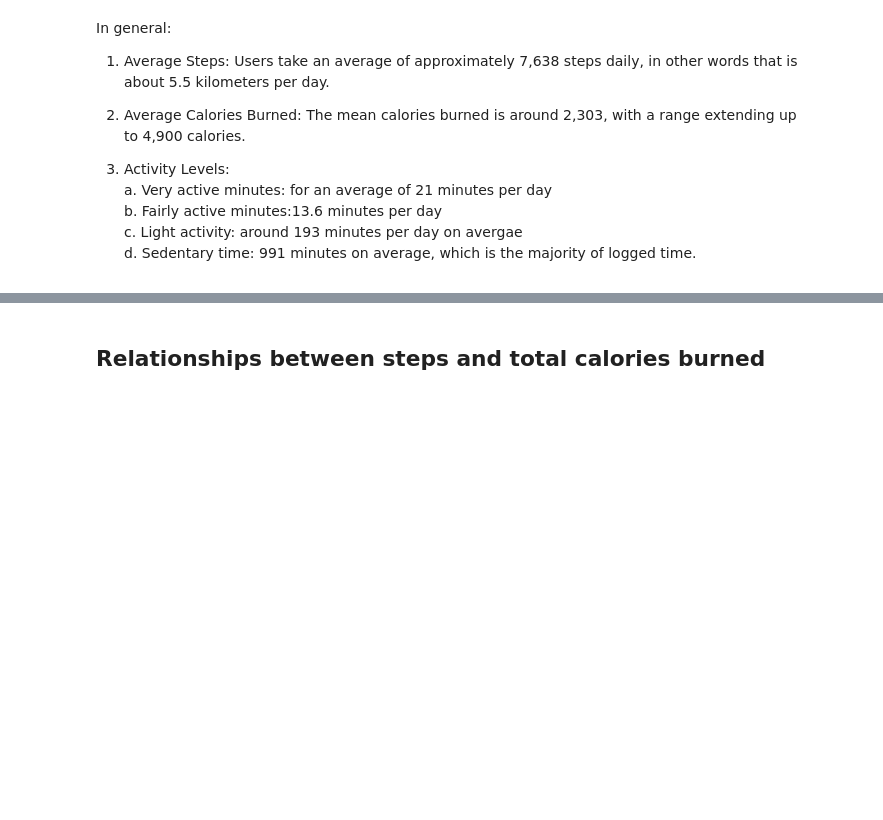
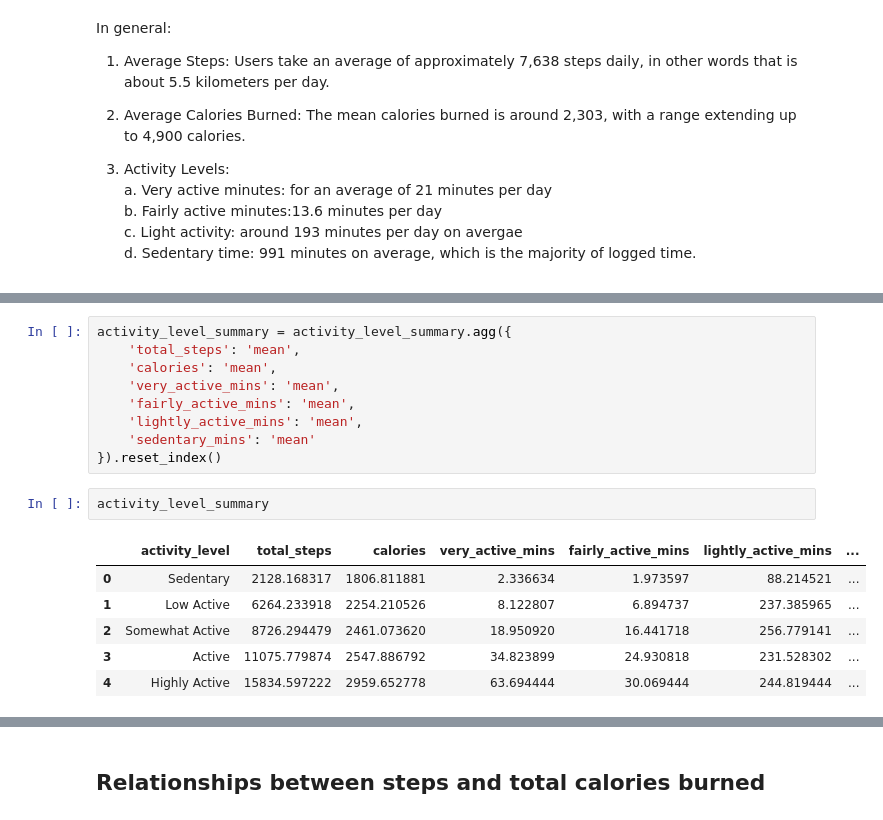
Before and after one commit to Alex-the-fish/Bellabeat-data-analysis-project, a Jupyter notebook: Bellabeat Analysis.ipynb, the cells around one changed output, grey strips where cells are left out. Drawn from its saved outputs; the diff is of its cells as text; blank space fills up the shorter version.

```diff
--- a/Bellabeat Analysis.ipynb
+++ b/Bellabeat Analysis.ipynb
@@ -514,0 +512,18 @@ weight.describe()
+# %%
+activity_level_summary = activity_level_summary.agg({
+    'total_steps': 'mean',
+    'calories': 'mean',
+    'very_active_mins': 'mean',
+    'fairly_active_mins': 'mean',
+    'lightly_active_mins': 'mean',
+    'sedentary_mins': 'mean'
+}).reset_index()
+# %%
+activity_level_summary
+# %% [output]
+|  | activity_level | total_steps | calories | very_active_mins | fairly_active_mins | lightly_active_mins | ... |
+| 0 | Sedentary | 2128.168317 | 1806.811881 | 2.336634 | 1.973597 | 88.214521 | ... |
+| 1 | Low Active | 6264.233918 | 2254.210526 | 8.122807 | 6.894737 | 237.385965 | ... |
+| 2 | Somewhat Active | 8726.294479 | 2461.073620 | 18.950920 | 16.441718 | 256.779141 | ... |
+| 3 | Active | 11075.779874 | 2547.886792 | 34.823899 | 24.930818 | 231.528302 | ... |
+| 4 | Highly Active | 15834.597222 | 2959.652778 | 63.694444 | 30.069444 | 244.819444 | ... |
```
Also changed, not shown: parts of 13 cells of this notebook.
